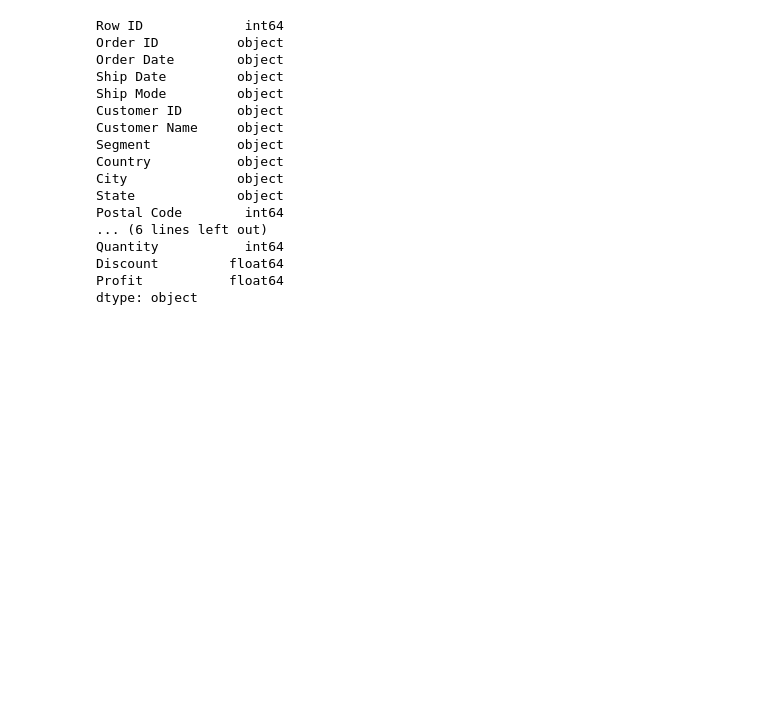
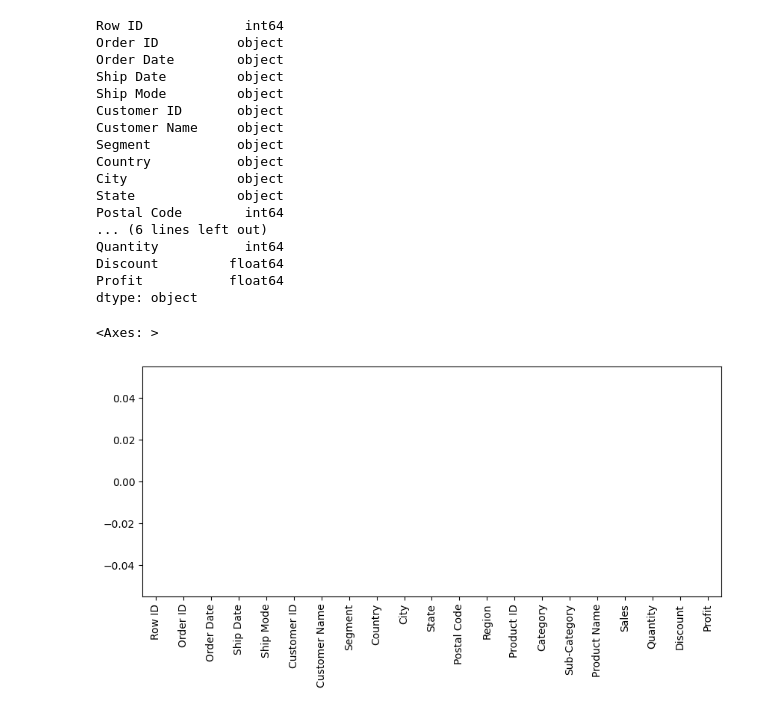
Before and after one commit to Vanshaj14Mohan/E-Commerce-Data-Analysis, a Jupyter notebook: Files/main.ipynb, the cells around one changed output. Saved outputs shown, nothing was run; the diff lists cells and outputs as text; code cells hidden in the pictures; blank space fills up the shorter version.

```diff
--- a/Files/main.ipynb
+++ b/Files/main.ipynb
@@ -45,3 +65,10 @@ Quantity           int64
 Discount         float64
 Profit           float64
 dtype: object
+# %%
+#Checking for any missing values
+df.isnull().sum().plot(kind="bar", figsize=(10,4))
+# if we have missing data in column it will be shown in the bar chart, if there is no missing data, the bar chart will be empty.
+# %% [output]
+<Axes: >
+[figure, added]
```
Also changed, not shown: parts of 2 cells of this notebook.
